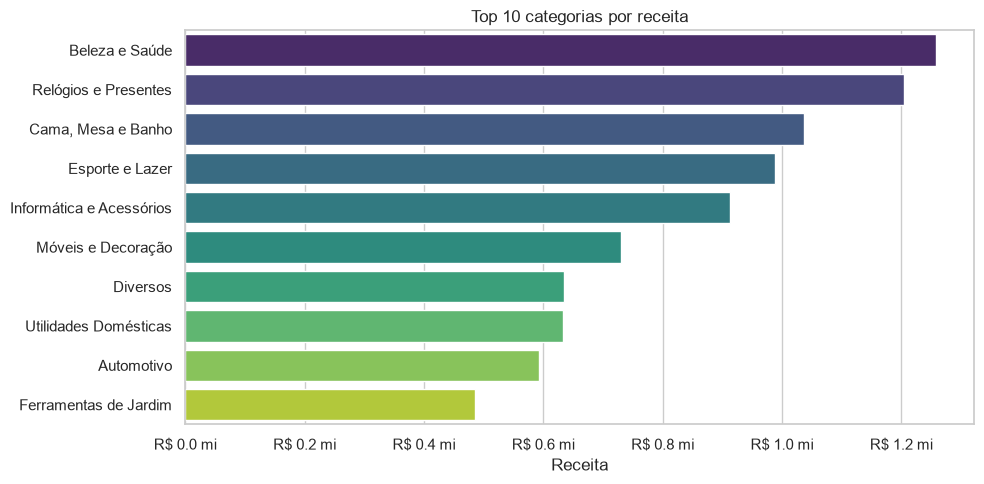
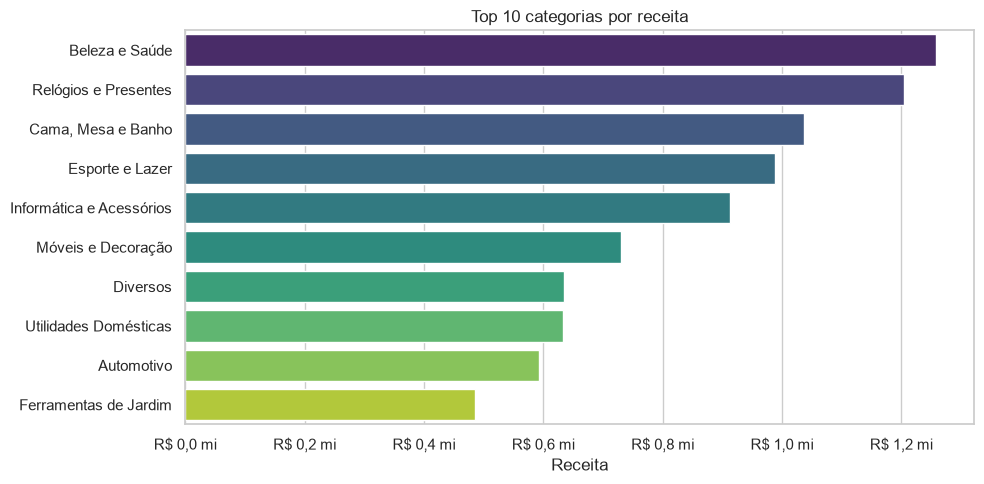
Code edit (unified diff) that turned the first committed figure into the second:
--- before
+++ after
@@ -11,6 +11,6 @@
 ax.set_title('Top 10 categorias por receita')
 ax.set_xlabel('Receita'); ax.set_ylabel('')
-# Eixo X como "R$ X,X mi" (em vez de 200000, 400000...)
-ax.xaxis.set_major_formatter(mticker.FuncFormatter(lambda v, _: f'R$ {v/1e6:.1f} mi'))
+# Eixo X como "R$ X,X mi" (vírgula no decimal, padrão BR — em vez de 200000, 400000...)
+ax.xaxis.set_major_formatter(mticker.FuncFormatter(lambda v, _: f'R$ {v/1e6:.1f} mi'.replace('.', ',')))
 plt.tight_layout()
 plt.savefig('../reports/figures/top_categorias.png', dpi=120)

Commit: Melhorias: script de pipeline em Python, formatação BR e conclusões